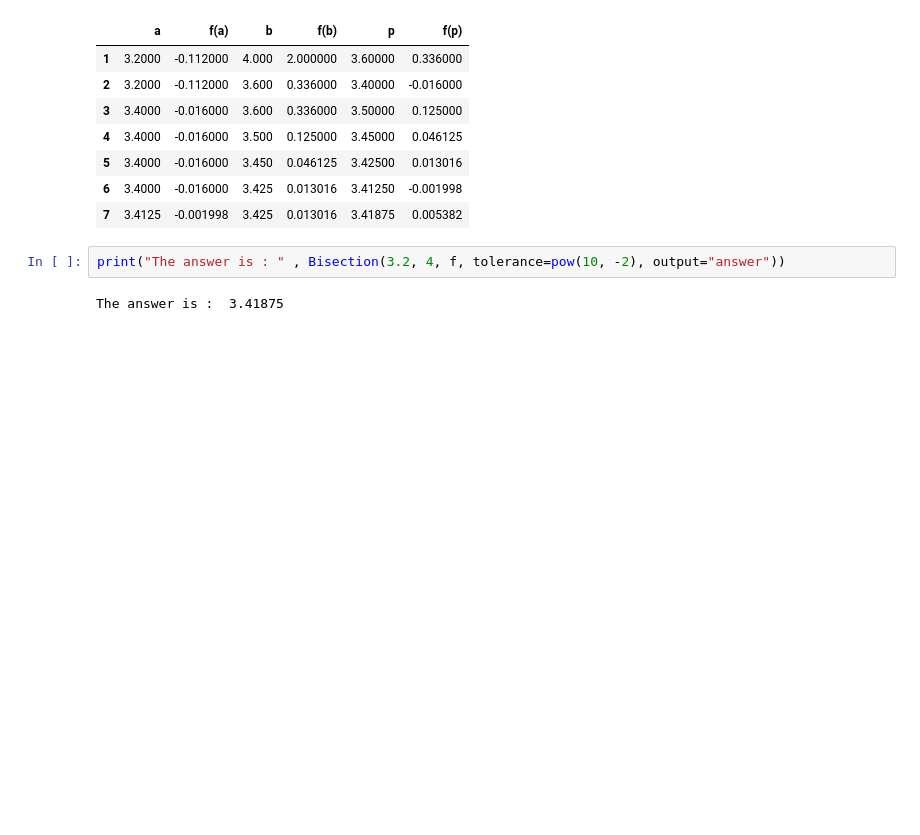
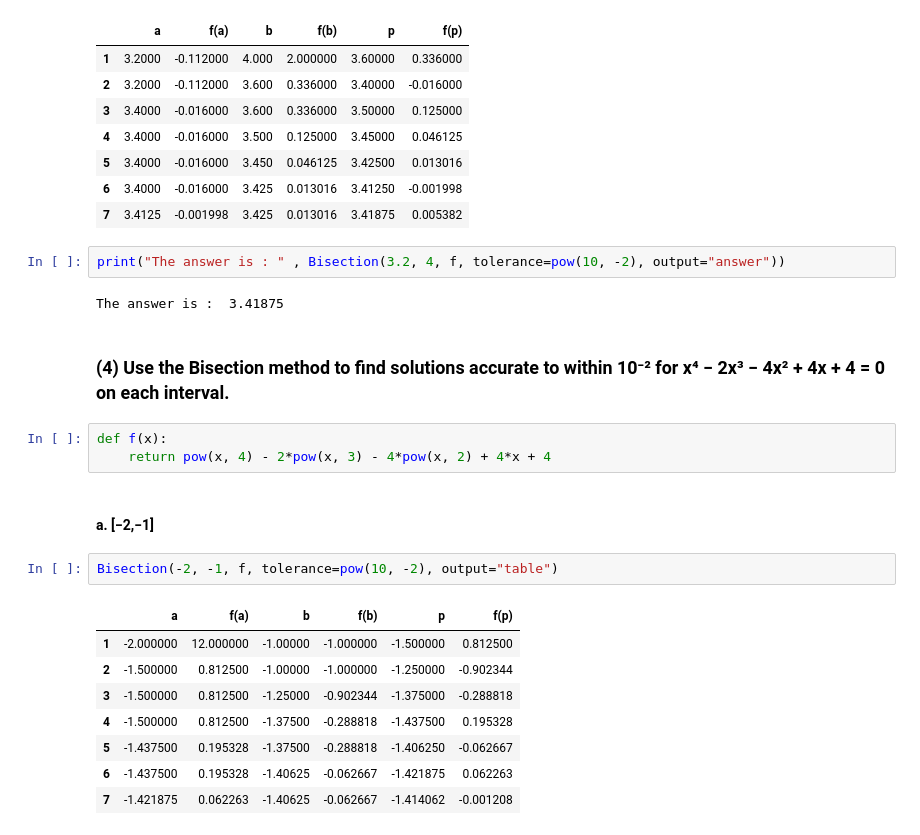
Before and after one commit to aadimator/numerical-computing, a Jupyter notebook: Bisection Method.ipynb, the cells around one changed output. Drawn from its saved outputs; the diff is of its cells as text; blank space fills up the shorter version.

```diff
--- a/Bisection Method.ipynb
+++ b/Bisection Method.ipynb
@@ -240,3 +240,21 @@ Bisection(3.2, 4, f, tolerance=pow(10, -2), output="table")
 print("The answer is : " , Bisection(3.2, 4, f, tolerance=pow(10, -2), output="answer"))
 # %% [output]
 The answer is :  3.41875
+# %% [markdown]
+### (4) Use the Bisection method to find solutions accurate to within 10⁻² for x⁴ − 2x³ − 4x² + 4x + 4 = 0 on each interval.
+# %%
+def f(x):
+    return pow(x, 4) - 2*pow(x, 3) - 4*pow(x, 2) + 4*x + 4
+# %% [markdown]
+#### a. [−2,−1]
+# %%
+Bisection(-2, -1, f, tolerance=pow(10, -2), output="table")
+# %% [output]
+|  | a | f(a) | b | f(b) | p | f(p) |
+| 1 | -2.000000 | 12.000000 | -1.00000 | -1.000000 | -1.500000 | 0.812500 |
+| 2 | -1.500000 | 0.812500 | -1.00000 | -1.000000 | -1.250000 | -0.902344 |
+| 3 | -1.500000 | 0.812500 | -1.25000 | -0.902344 | -1.375000 | -0.288818 |
+| 4 | -1.500000 | 0.812500 | -1.37500 | -0.288818 | -1.437500 | 0.195328 |
+| 5 | -1.437500 | 0.195328 | -1.37500 | -0.288818 | -1.406250 | -0.062667 |
+| 6 | -1.437500 | 0.195328 | -1.40625 | -0.062667 | -1.421875 | 0.062263 |
+| 7 | -1.421875 | 0.062263 | -1.40625 | -0.062667 | -1.414062 | -0.001208 |
```
Also changed, not shown: parts of 11 cells of this notebook.
